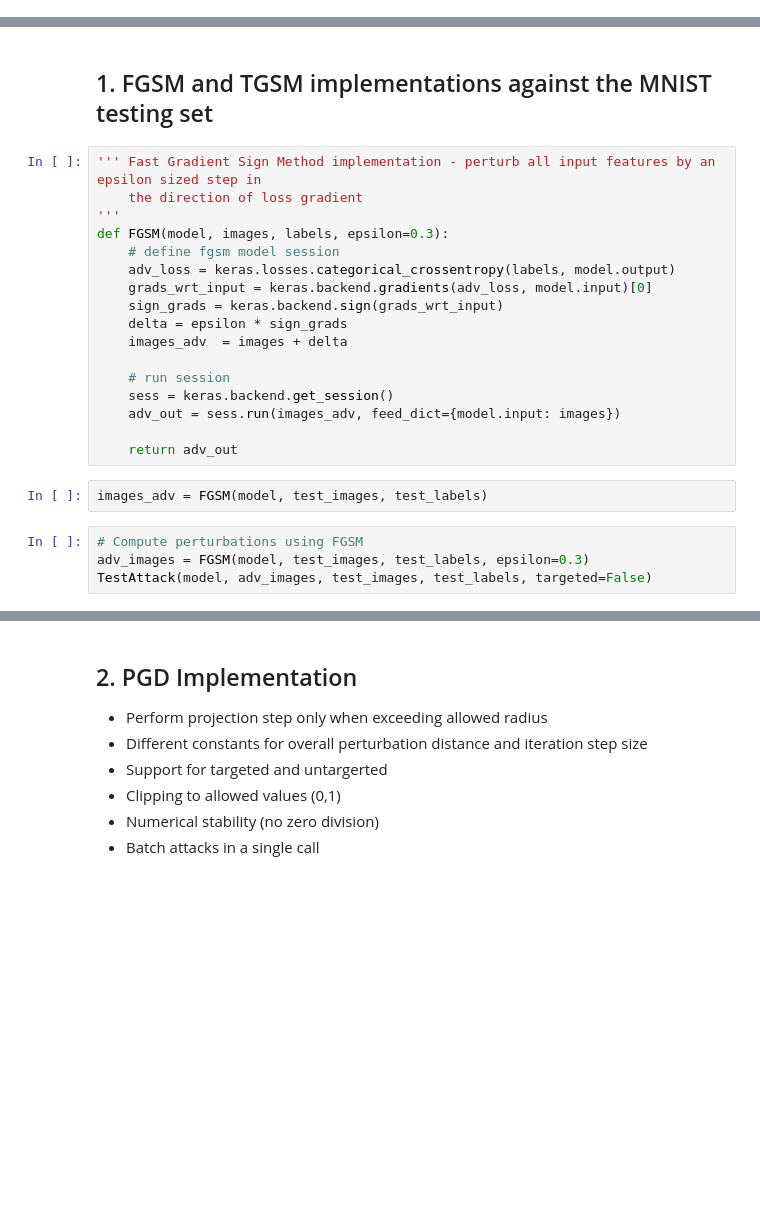
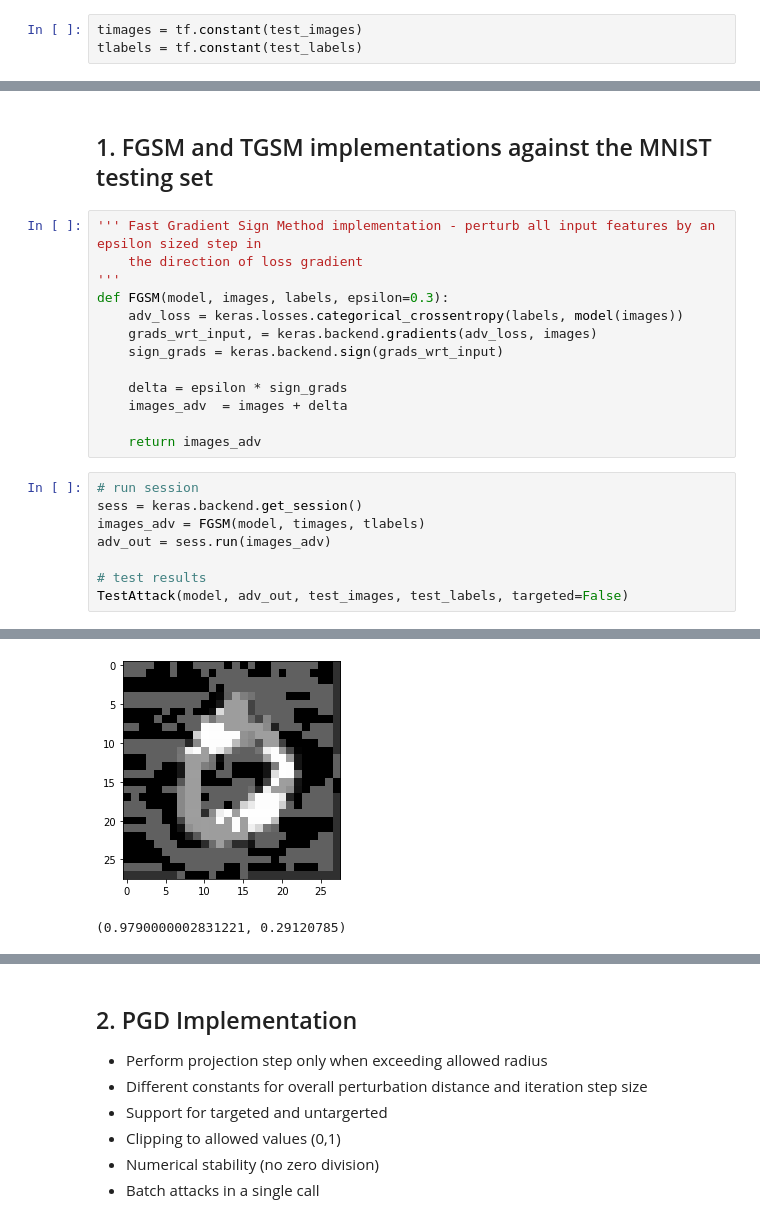
Before and after one commit to idocal/adversarial, a Jupyter notebook: adversarial_1.ipynb, the cells around one changed output, grey strips where cells are left out. Cells and saved outputs as stored; diff of their text form; blank space fills up the shorter version.

```diff
--- a/adversarial_1.ipynb
+++ b/adversarial_1.ipynb
@@ -97,5 +119,8 @@ history = model.fit(train_images, train_labels,
 # %% [markdown]
 # Attack Utilities
+# %%
+timages = tf.constant(test_images)
+tlabels = tf.constant(test_labels)
 # %%
 ''' A simple utility funcion for evaluating the success of an attack
 '''
@@ -128,21 +153,20 @@ def TestAttack(model, adv_images, orig_images, true_labels, target_labels=None,
     the direction of loss gradient
 '''
 def FGSM(model, images, labels, epsilon=0.3):
-    # define fgsm model session
-    adv_loss = keras.losses.categorical_crossentropy(labels, model.output)
-    grads_wrt_input = keras.backend.gradients(adv_loss, model.input)[0]
+    adv_loss = keras.losses.categorical_crossentropy(labels, model(images))
+    grads_wrt_input, = keras.backend.gradients(adv_loss, images)
     sign_grads = keras.backend.sign(grads_wrt_input)
+
     delta = epsilon * sign_grads
     images_adv  = images + delta
 
-    # run session
-    sess = keras.backend.get_session()
-    adv_out = sess.run(images_adv, feed_dict={model.input: images})
-
-    return adv_out
+    return images_adv
-# %%
-images_adv = FGSM(model, test_images, test_labels)
-# %%
-# Compute perturbations using FGSM
-adv_images = FGSM(model, test_images, test_labels, epsilon=0.3)
-TestAttack(model, adv_images, test_images, test_labels, targeted=False)
+# %%
+# run session
+sess = keras.backend.get_session()
+images_adv = FGSM(model, timages, tlabels)
+adv_out = sess.run(images_adv)
+
+# test results
+TestAttack(model, adv_out, test_images, test_labels, targeted=False)
+# %% [output]
@@ -149,3 +176,5 @@ TestAttack(model, adv_images, test_images, test_labels, targeted=False)
+[figure, added]
+(0.9790000002831221, 0.29120785)
 # %%
 ''' Targeted Gradient Sign Method implementation - A targeted variant of the FGSM attack
     here we minimize the loss with respect to the target class, as opposed to maximizing the loss with respect
```
Also changed, not shown: parts of 16 cells of this notebook.
